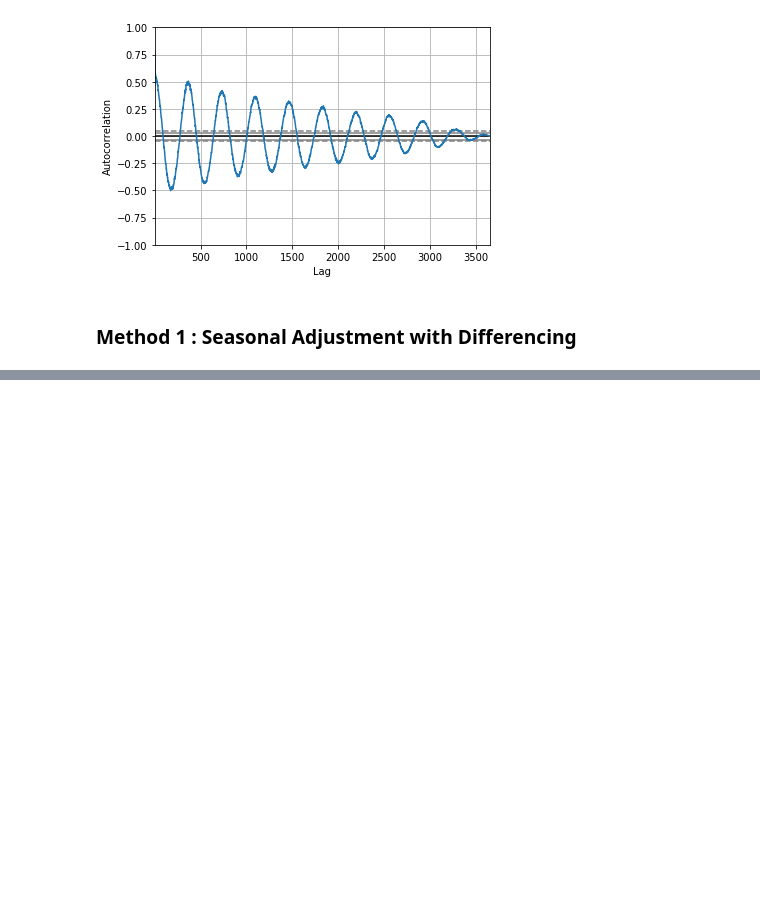
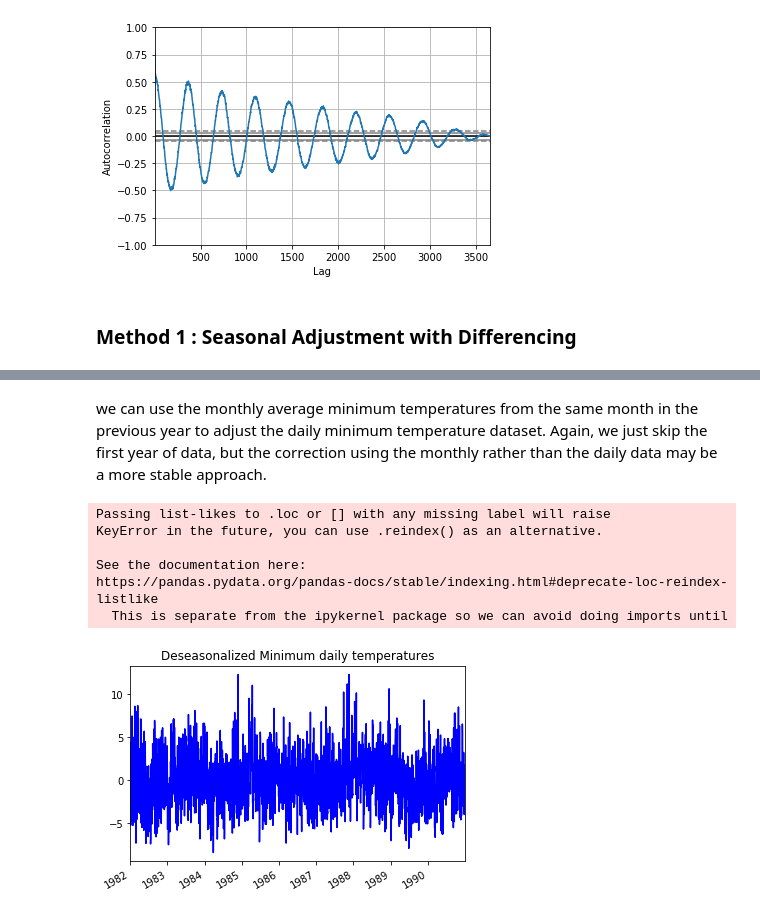
Before and after one commit to PundirShivam/introduction_to_ts_in_python, a Jupyter notebook: Chapter_14_Use_and_remove_seasonality.ipynb, the cells around one changed output, grey strips where cells are left out. Drawn from its saved outputs; the diff is of its cells as text; code cells hidden in the pictures; blank space fills up the shorter version.

```diff
--- a/Chapter_14_Use_and_remove_seasonality.ipynb
+++ b/Chapter_14_Use_and_remove_seasonality.ipynb
@@ -52,0 +65,16 @@ temp.resample("M").mean().diff(12).plot()
+# %% [markdown]
+we can use the monthly average minimum temperatures from the same month in the previous year to adjust the daily minimum temperature dataset. Again, we just skip the first year of data, but the correction using the monthly rather than the daily data may be a more stable approach.
+# %%
+temp_monthly_avg  = temp.groupby(pd.Grouper(freq='M')).mean()
+temp_monthly_avg.index = temp_monthly_avg.index.strftime("%Y-%m")
+temp['mean'] = temp_monthly_avg.loc[(temp.index-pd.offsets.Day(365)).strftime("%Y-%m")].values
+
+_ = (temp['Temp'] - temp['mean']).dropna().plot(color='b').set(xlabel='',title='Deseasonalized Minimum daily temperatures')
+# %% [output]
+Passing list-likes to .loc or [] with any missing label will raise
+KeyError in the future, you can use .reindex() as an alternative.
+
+See the documentation here:
+https://pandas.pydata.org/pandas-docs/stable/indexing.html#deprecate-loc-reindex-listlike
+  This is separate from the ipykernel package so we can avoid doing imports until
+[figure, added]
```
Also changed, not shown: parts of 14 cells of this notebook, 10 other files.
